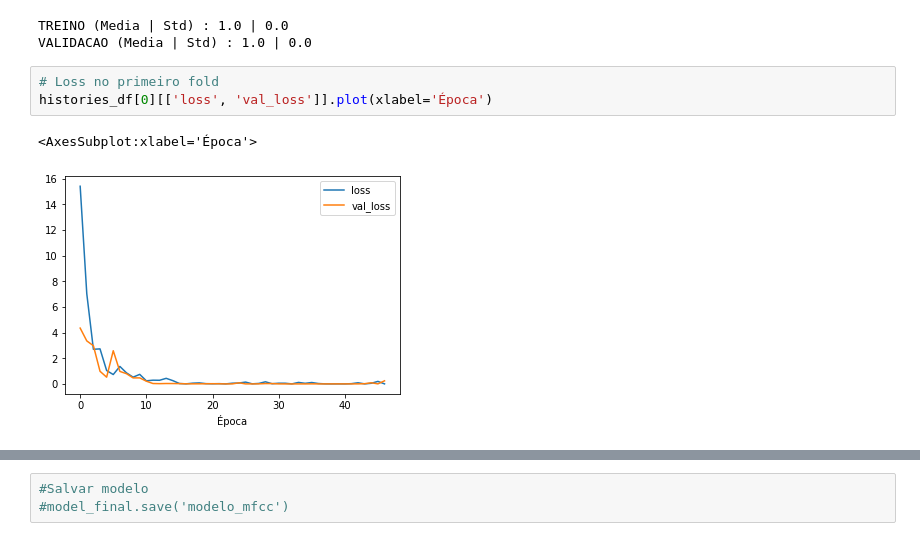
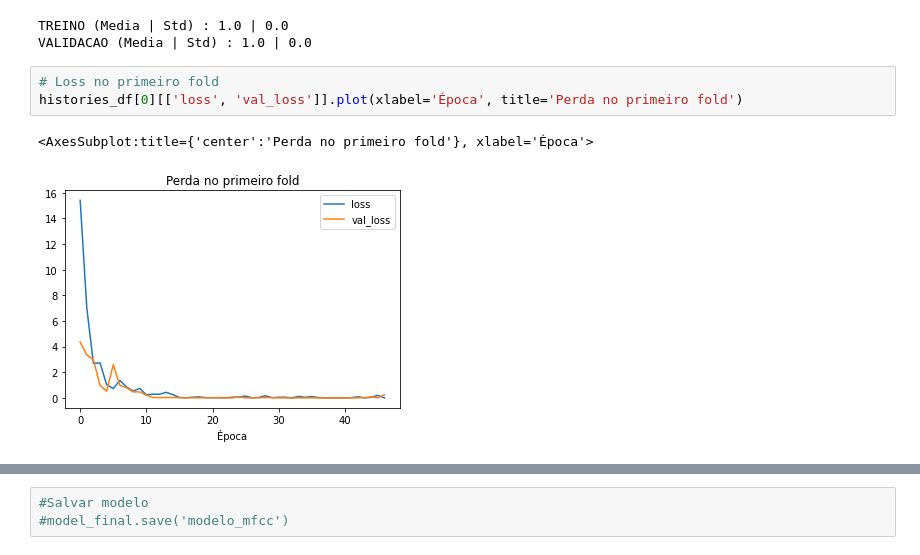
Before and after one commit to FelipeBotelho8/Verificacao-de-Locutor, a Jupyter notebook: treino_mel_cross_val.ipynb, the cells around one changed output, grey strips where cells are left out. Cells and saved outputs as stored; diff of their text form.

```diff
--- a/treino_mel_cross_val.ipynb
+++ b/treino_mel_cross_val.ipynb
@@ -235,7 +233,7 @@ TREINO (Media | Std) : 1.0 | 0.0
 VALIDACAO (Media | Std) : 1.0 | 0.0
 # %%
 # Loss no primeiro fold
-histories_df[0][['loss', 'val_loss']].plot(xlabel='Época')
+histories_df[0][['loss', 'val_loss']].plot(xlabel='Época', title='Perda no primeiro fold')
 # %% [output]
-<AxesSubplot:xlabel='Época'>
+<AxesSubplot:title={'center':'Perda no primeiro fold'}, xlabel='Época'>
-[figure, old version]
+[figure, new version]
```
Also changed, not shown: parts of 18 cells of this notebook, 1 other file.
